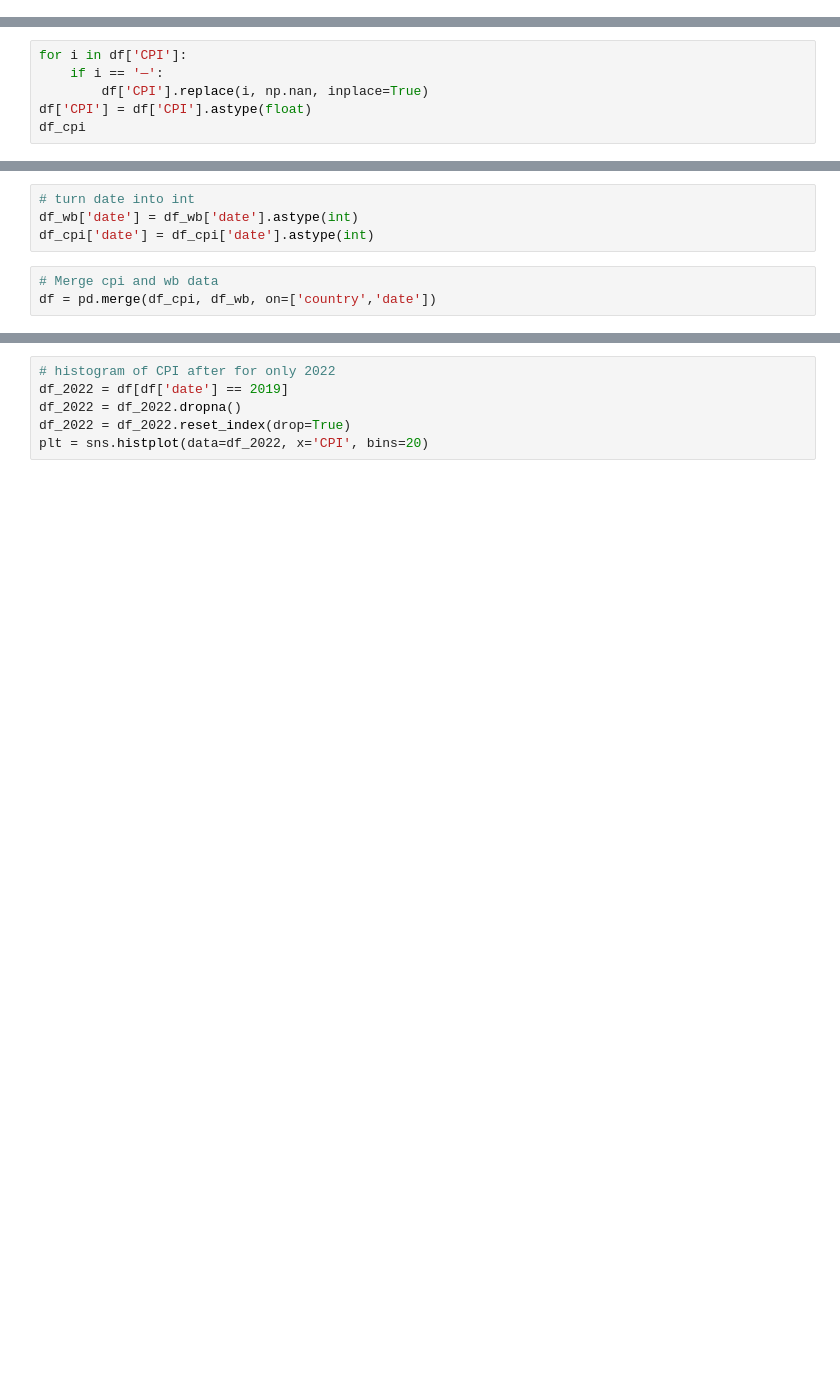
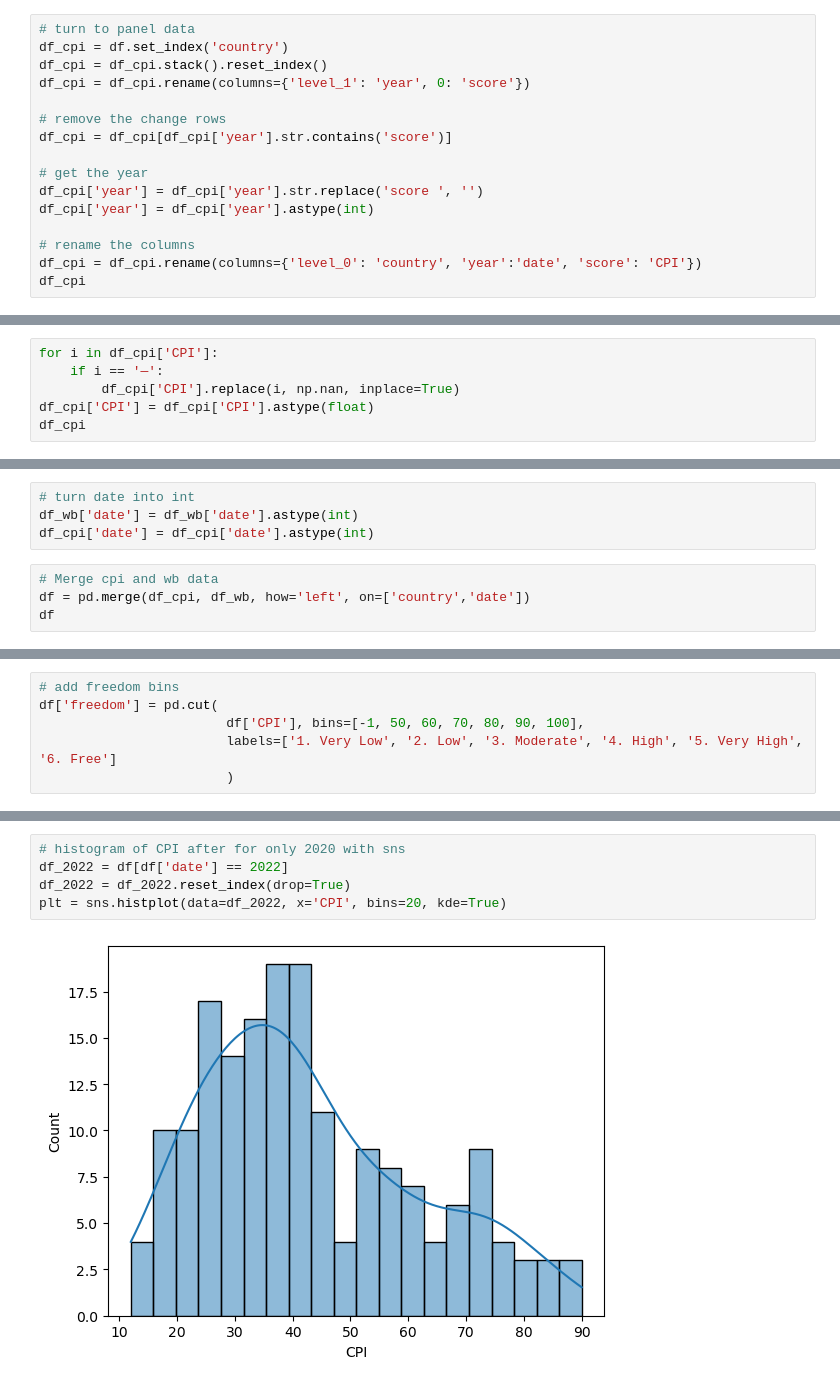
Before and after one commit to ouslan/estadisticas, a Jupyter notebook: clase.ipynb, the cells around one changed output, grey strips where cells are left out. Drawn from its saved outputs; the diff is of its cells as text; blank space fills up the shorter version.

```diff
--- a/clase.ipynb
+++ b/clase.ipynb
@@ -261,0 +239,16 @@ df_cpi
+# %%
+# turn to panel data
+df_cpi = df.set_index('country')
+df_cpi = df_cpi.stack().reset_index()
+df_cpi = df_cpi.rename(columns={'level_1': 'year', 0: 'score'})
+
+# remove the change rows
+df_cpi = df_cpi[df_cpi['year'].str.contains('score')]
+
+# get the year
+df_cpi['year'] = df_cpi['year'].str.replace('score ', '')
+df_cpi['year'] = df_cpi['year'].astype(int)
+
+# rename the columns
+df_cpi = df_cpi.rename(columns={'level_0': 'country', 'year':'date', 'score': 'CPI'})
+df_cpi
@@ -262,6 +269,6 @@ df_cpi
 # %%
-for i in df['CPI']:
+for i in df_cpi['CPI']:
     if i == '—':
-        df['CPI'].replace(i, np.nan, inplace=True)
-df['CPI'] = df['CPI'].astype(float)
+        df_cpi['CPI'].replace(i, np.nan, inplace=True)
+df_cpi['CPI'] = df_cpi['CPI'].astype(float)
 df_cpi
@@ -271,4 +292,5 @@ df_wb['date'] = df_wb['date'].astype(int)
 df_cpi['date'] = df_cpi['date'].astype(int)
 # %%
 # Merge cpi and wb data
-df = pd.merge(df_cpi, df_wb, on=['country','date'])
+df = pd.merge(df_cpi, df_wb, how='left', on=['country','date'])
+df
@@ -274,0 +311,6 @@ df = pd.merge(df_cpi, df_wb, on=['country','date'])
+# %%
+# add freedom bins
+df['freedom'] = pd.cut(
+                        df['CPI'], bins=[-1, 50, 60, 70, 80, 90, 100],
+                        labels=['1. Very Low', '2. Low', '3. Moderate', '4. High', '5. Very High', '6. Free']
+                        )
@@ -275,9 +320,10 @@ df = pd.merge(df_cpi, df_wb, on=['country','date'])
 # %%
-# histogram of CPI after for only 2022
-df_2022 = df[df['date'] == 2019]
-df_2022 = df_2022.dropna()
+# histogram of CPI after for only 2020 with sns
+df_2022 = df[df['date'] == 2022]
 df_2022 = df_2022.reset_index(drop=True)
-plt = sns.histplot(data=df_2022, x='CPI', bins=20)
+plt = sns.histplot(data=df_2022, x='CPI', bins=20, kde=True)
+# %% [output]
+[figure, added]
 # %%
 # graph spain cpi
 df_spain = df[df['country'] == 'Spain']
```
Also changed, not shown: parts of 14 cells of this notebook.
